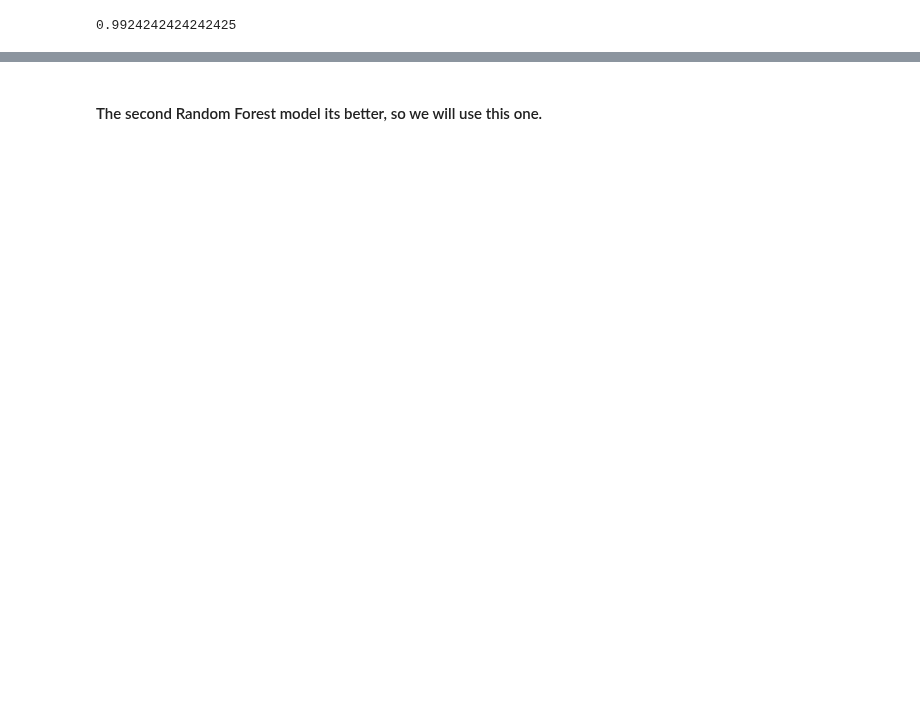
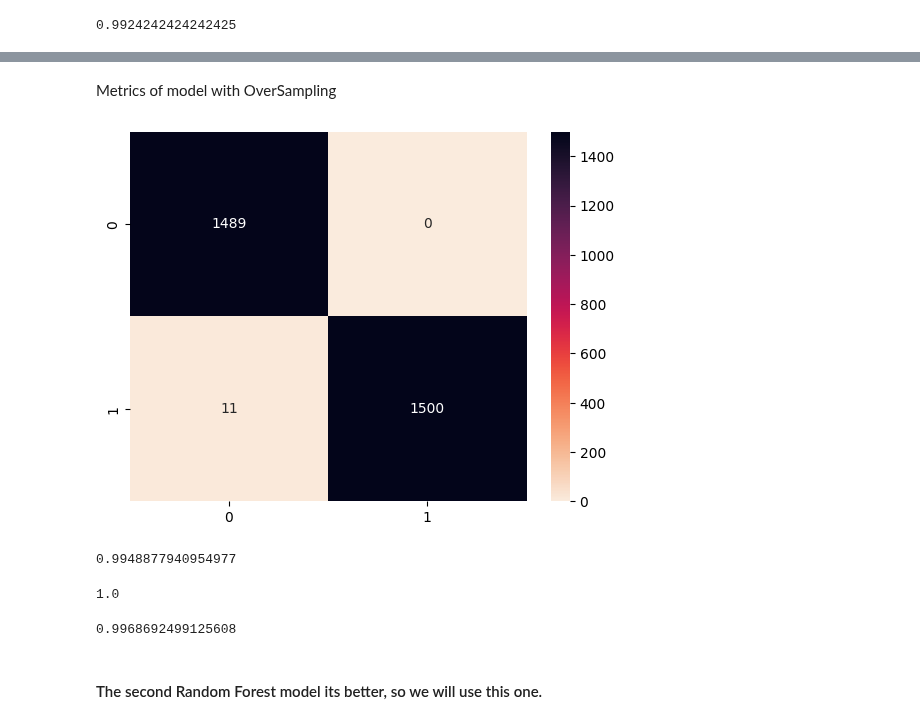
Before and after one commit to manulv96/Tesis, a Jupyter notebook: AGNs_classification.ipynb, the cells around one changed output, grey strips where cells are left out. Drawn from its saved outputs; the diff is of its cells as text; code cells hidden in the pictures; blank space fills up the shorter version.

```diff
--- a/AGNs_classification.ipynb
+++ b/AGNs_classification.ipynb
@@ -644,0 +646,27 @@ accuracy_score(y1_pred,y1_test)
+# %%
+#Another Machine Learning model, a Random Forest classifier with an OverSampling.
+
+data_1 = features_df.copy()
+
+# Split the data into features and target
+X = data_1.drop('Variability', axis=1)[['mag_mean', 'mag_var', 'mag_skew', 'mag_kurt']]
+y = data_1['Variability']
+
+ros = RandomOverSampler(random_state=20, sampling_strategy='minority')
+
+X_res, y_res = ros.fit_resample(X, y)
+
+# Split the dataset into training and testing sets
+X11_train, X11_test, y11_train, y11_test = train_test_split(X_res, y_res, test_size=0.3, random_state=20, stratify = y_res)
+
+# Initialize the Random Forest Classifier
+rf_classifier11 = RandomForestClassifier(max_depth=10)
+
+# Train the model
+rf_classifier11.fit(X11_train, y11_train)
+
+# Make predictions on the test set
+y11_pred = rf_classifier11.predict(X11_test)
+
+# Evaluate the model
+accuracy_score(y11_pred,y11_test)
@@ -716,3 +722,23 @@ cross_val_score(rf_classifier1,X1_train,y1_train,cv=3,scoring='f1').mean()
+# %% [markdown]
+Metrics of model with OverSampling
+# %%
+mc=confusion_matrix(y11_pred,y11_test)
+mc_norm = mc / np.linalg.norm(mc, axis=1, keepdims=True)
+sns.heatmap(pd.DataFrame(mc), cmap=sns.cm.rocket_r, annot=True, fmt='.5g');
+# %% [output]
+[figure, added]
+# %%
+cross_val_score(rf_classifier11,X11_train,y11_train,cv=3,scoring='precision').mean()
+# %% [output]
+0.9948877940954977
+# %%
+cross_val_score(rf_classifier11,X11_train,y11_train,cv=3,scoring='recall').mean()
+# %% [output]
+1.0
+# %%
+cross_val_score(rf_classifier11,X11_train,y11_train,cv=3,scoring='f1').mean()
+# %% [output]
+0.9968692499125608
 # %% [markdown]
 #### The second Random Forest model its better, so we will use this one.
 # %%
```
Also changed, not shown: parts of 63 cells of this notebook.
